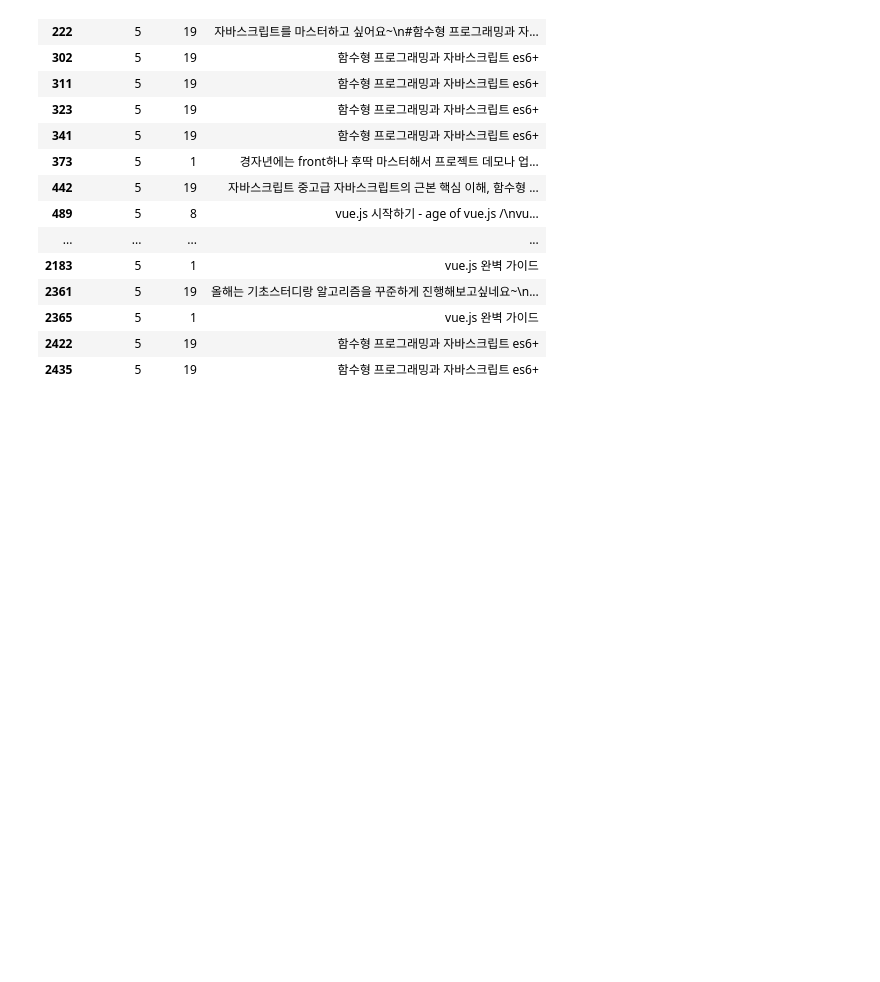
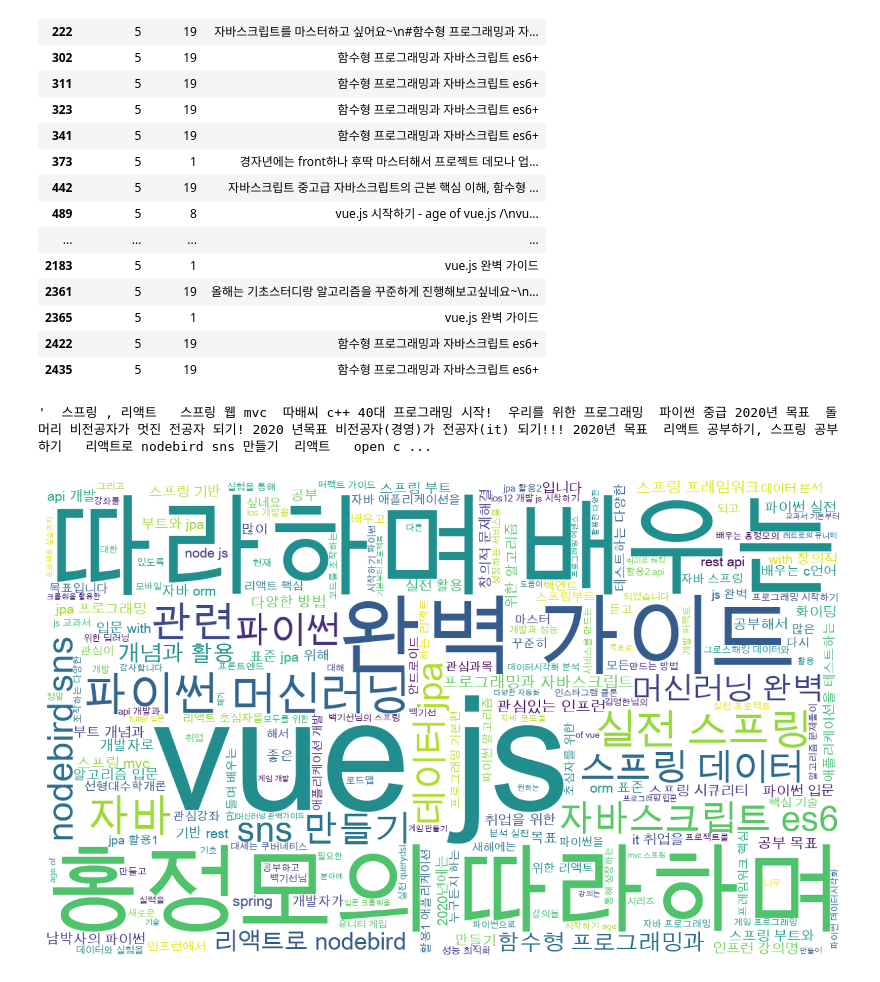
Before and after one commit to sloway/books, a Jupyter notebook: todaycode/inflearn-new-year-event-2020/02-inflearn-newyear-event-text-analysis.ipynb, the cells around one changed output. Cells and saved outputs as stored; diff of their text form; code cells hidden in the pictures; blank space fills up the shorter version.

Commit message:
5th lecture of text analysis

```diff
--- a/todaycode/inflearn-new-year-event-2020/02-inflearn-newyear-event-text-analysis.ipynb
+++ b/todaycode/inflearn-new-year-event-2020/02-inflearn-newyear-event-text-analysis.ipynb
@@ -380,0 +383,27 @@ df.loc[df["bclusters"] == 5, ["bclusters", "cluster", "course"]]
+# %%
+stopwords = ["관심 강의", "관심강의", "관심", "강의", "강좌", "강의를",
+              "올해", "올해는", "열심히", "공부를", "합니다", "하고", "싶어요",
+              "있는", "있습니다", "싶습니다", "2020년"]
+# %%
+def displayWordCloud(data = None, backgroundcolor = 'white', width=1280, height=768):
+        wordcloud = WordCloud(
+            font_path = '/Library/Fonts/Arial Unicode.ttf',
+            #font_path = '/Library/Fonts/NanumBarunGothic.ttf',
+            #stopwords = [],
+            stopwords = stopwords,
+            background_color = backgroundcolor,
+            width = width,
+            height = height).generate(data)
+        plt.figure(figsize = (15, 10))
+        plt.imshow(wordcloud)
+        plt.axis('off')
+        plt.show()
+# %%
+course_text = " ".join(df["course"])
+course_text
+# %% [output]
+'  스프링 , 리액트   스프링 웹 mvc  따배씨 c++ 40대 프로그래밍 시작!  우리를 위한 프로그래밍  파이썬 중급 2020년 목표  돌머리 비전공자가 멋진 전공자 되기! 2020 년목표 비전공자(경영)가 전공자(it) 되기!!! 2020년 목표  리액트 공부하기, 스프링 공부하기   리액트로 nodebird sns 만들기  리액트   open c ...
+# %%
+displayWordCloud(course_text)
+# %% [output]
+[figure, added]
```
Also changed, not shown: parts of 1 cell of this notebook.
